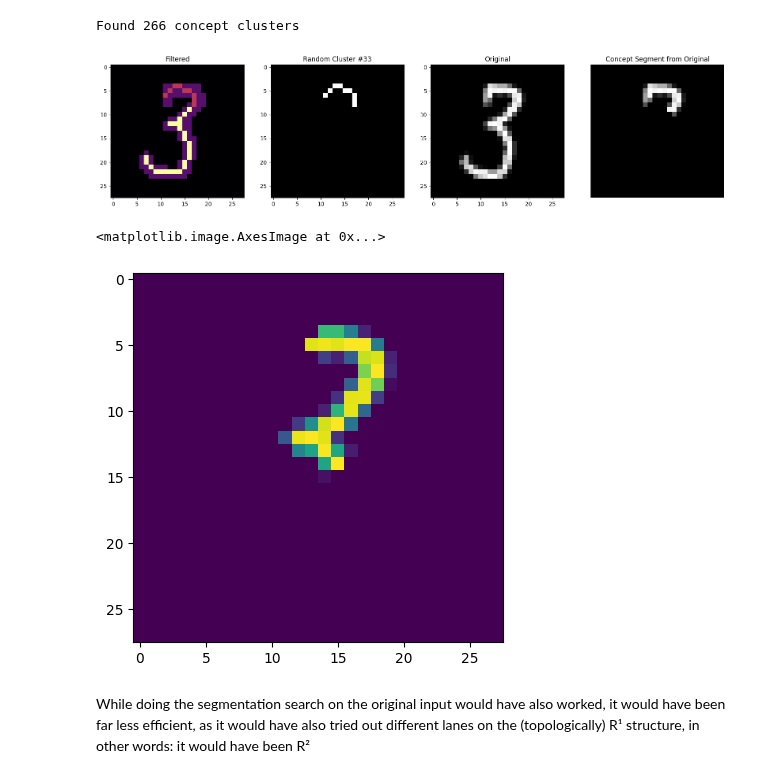
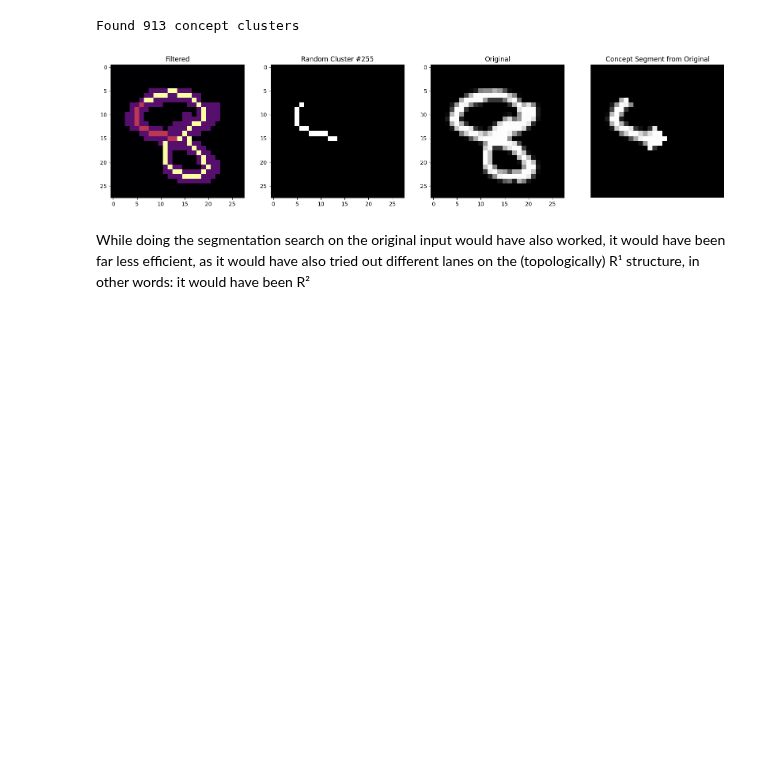
Before and after one commit to kns357/ANN_MA_Kaito, a Jupyter notebook: dce_cf_explainer.ipynb, the cells around one changed output. Saved outputs shown, nothing was run; the diff lists cells and outputs as text; code cells hidden in the pictures; blank space fills up the shorter version.

Commit message:
improved concept attribution

```diff
--- a/dce_cf_explainer.ipynb
+++ b/dce_cf_explainer.ipynb
@@ -68,7 +68,7 @@ CUDA = torch.cuda.is_available()
 if CUDA:
     net = net.cuda()
 # %%
-file_pth = 'binary_ffn_3.pth'
+file_pth = 'binary_ffn_8.pth'
 net.load_state_dict(torch.load(file_pth)) #pre-trained
 trained_dig = int(file_pth[-5])
 # %%
@@ -111,0 +149,9 @@ plt.imshow(img, cmap="inferno")
+# %%
+x = img.clone().detach().view(1, -1).to(device).requires_grad_(True)
+output = net(x)
+target_class = output.argmax(dim=1).item()
+net.zero_grad()
+output[0, target_class].backward()
+attribution = (x.grad * x).view(28, 28)
+
+plt.imshow(attribution.cpu().detach().numpy())
@@ -223,7 +272,7 @@ def clusters_to_tensor(clusters, shape=(28, 28)):
 
 #clustering
 G = build_pixel_graph(skeleton)
-clusters = find_clusters(G, min_size=5, max_size=10)
+clusters = find_clusters(G, min_size=5, max_size=15)
 cluster_tensor = clusters_to_tensor(clusters) #[28, 28, n]
 
 
@@ -258,38 +307,36 @@ img2 = torch.where(
     img != 0,
     torch.tensor(img, device=img.device),
     0.0
 )
 
 inverted_mask = 1 - cluster_mask #cluster mask must be binary for the following methods btw
 distance = distance_transform_edt(inverted_mask)
 within_range_mask = (distance <= 2).astype(np.float32)
 img2 = torch.from_numpy(img_np * within_range_mask) #back to tensor cause I'll give it to the model
 
 plt.subplot(1, 4, 4)
 plt.title('Concept Segment from Original')
 plt.imshow(img2, cmap='gray')
 
 plt.axis('off')
 plt.show()
 
 
 original_clusters = torch.zeros_like(cluster_tensor)
 original_clusters = []
 
 for i in range(cluster_tensor.shape[2]):
     mask = cluster_tensor[:, :, i].numpy()
     inverted_mask = 1 - mask
     distance = distance_transform_edt(inverted_mask)
     within_range_mask = (distance <= 2).astype(np.float32)
     new_input = torch.from_numpy(img_np * within_range_mask).float()
     original_clusters.append(new_input)
 
-plt.imshow(original_clusters[ra.randint(0, cluster_tensor.shape[2])])
+#plt.imshow(original_clusters[ra.randint(0, cluster_tensor.shape[2])])
 # %% [output]
-Found 266 concept clusters
+Found 913 concept clusters
-[figure, old version]
+[figure, new version]
-<matplotlib.image.AxesImage at 0x...>
-[figure, removed]
 # %% [markdown]
 While doing the segmentation search on the original input would have also worked, it would have been far less efficient, as it would have also tried out different lanes on the (topologically) R¹ structure, in other words: it would have been R²
 # %%
```
Also changed, not shown: parts of 18 cells of this notebook, 5 other files.
